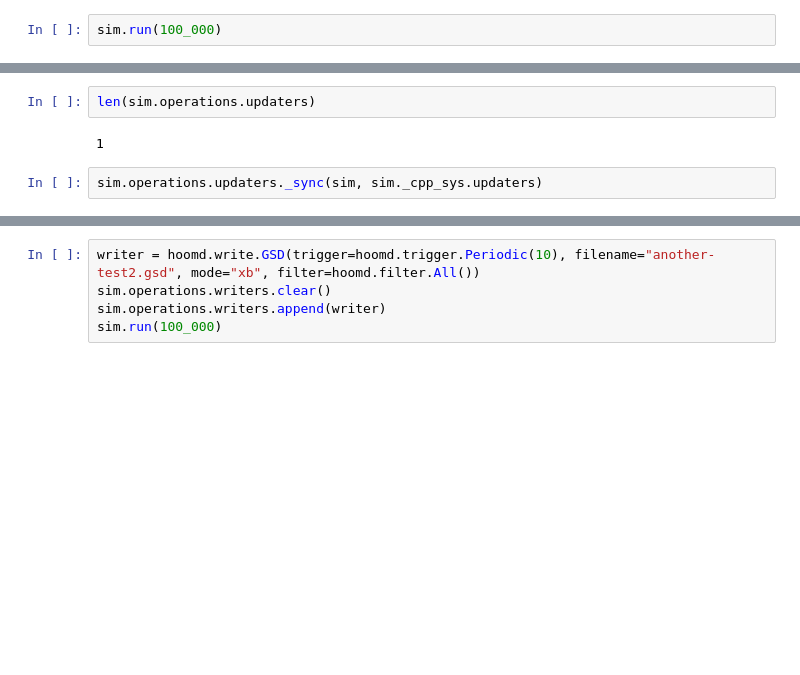
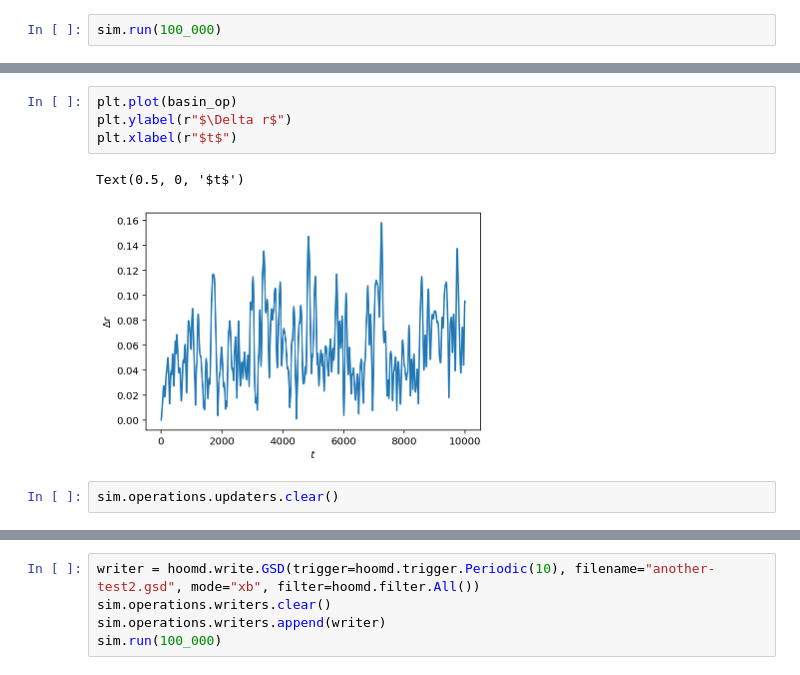
Before and after one commit to ianrgraham/monk, a Jupyter notebook: experiments/forward-flux/test-ff-basin.ipynb, the cells around one changed output, grey strips where cells are left out. Cells and saved outputs as stored; diff of their text form; blank space fills up the shorter version.

```diff
--- a/experiments/forward-flux/test-ff-basin.ipynb
+++ b/experiments/forward-flux/test-ff-basin.ipynb
@@ -89,6 +130,9 @@ sim.run(100_000)
+# %%
+plt.plot(basin_op)
+plt.ylabel(r"$\Delta r$")
+plt.xlabel(r"$t$")
+# %% [output]
+Text(0.5, 0, '$t$')
+[figure, added]
 # %%
-len(sim.operations.updaters)
+sim.operations.updaters.clear()
-# %% [output]
-1
-# %%
-sim.operations.updaters._sync(sim, sim._cpp_sys.updaters)
```
Also changed, not shown: parts of 28 cells of this notebook, 2 other files.
